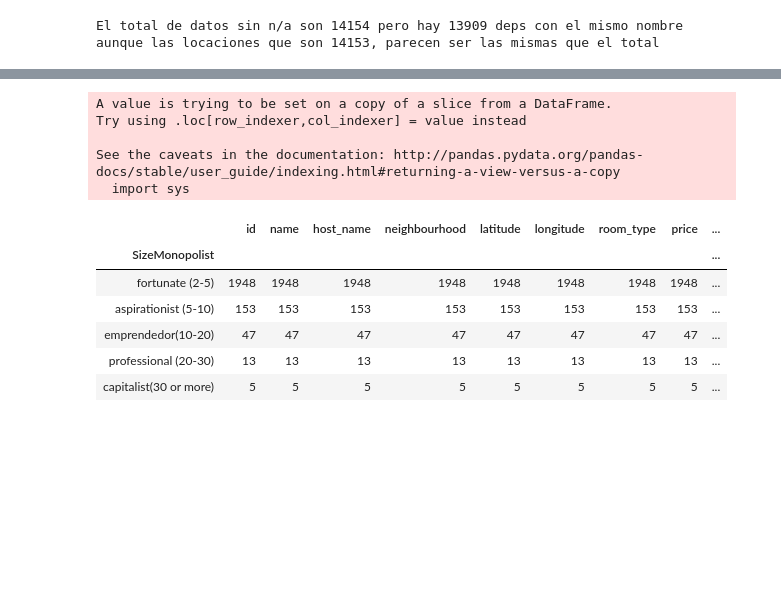
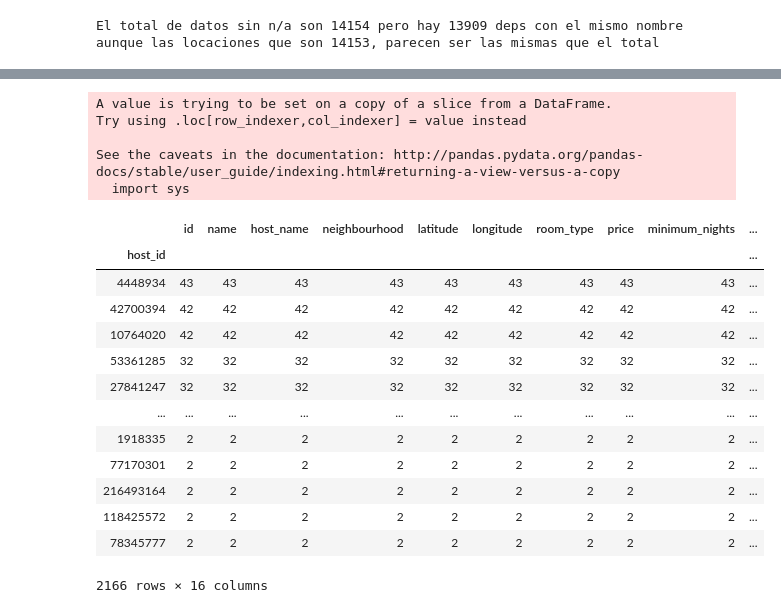
Before and after one commit to elc17/Project_1, a Jupyter notebook: project_1.ipynb, the cells around one changed output, grey strips where cells are left out. Saved outputs shown, nothing was run; the diff lists cells and outputs as text; code cells hidden in the pictures; blank space fills up the shorter version.

```diff
--- a/project_1.ipynb
+++ b/project_1.ipynb
@@ -9,6 +9,11 @@ import os
 data_df = pd.read_csv("listings1.csv")
 data_df = data_df.drop("neighbourhood_group", axis = 1)
 data_df = data_df.dropna()
+#data_df.head()
+index_price = data_df[data_df["price"] == 0 ].index
+for x in range(len(index_price)):
+    data_df.drop(index_price[x], inplace = True)
+len(data_df)
 data_df.head()
 # %% [output]
 |  | id | name | host_id | host_name | neighbourhood | latitude | longitude | room_type | price | ... |
@@ -60,0 +25,3 @@ Alldeps.sort_values(by='price')
+# %%
+data_df['ownersposessions'] = data_df.groupby('host_id')['host_id'].transform('count')
+data_df.head()
@@ -116,23 +103,33 @@ Name: host_id, Length: 9031, dtype: int64
 # %%
 Hosters = data_df.groupby(['host_id']).count()
 Hosters = Hosters.sort_values(by='id', ascending=False)
 Monopoly = Hosters.loc[Hosters['id'] >= 2]
 
 bins = [2,5,10,20,30,50]
-labels = ['fortunate (2-5)', 'aspirationist (5-10)', 'emprendedor(10-20)', 'professional (20-30)','capitalist(30 or more)']
+labels = ['fortunate (2-5)', 'aspirationist (5-10)', 'entrepreneur(10-20)', 'professional (20-30)','capitalist(30 or more)']
 Monopoly['SizeMonopolist'] = pd.cut(Monopoly['id'], bins, labels = labels, include_lowest = True)
+Monopoly
 
-Monopoly.groupby(['SizeMonopolist']).count()
+# MonopolyLocated = Monopoly.groupby(['SizeMonopolist'])['id'].count()
+# Monopoliescount = pd.DataFrame(MonopolyLocated)
+# Monopoliescount
 # %% [output]
 A value is trying to be set on a copy of a slice from a DataFrame.
 Try using .loc[row_indexer,col_indexer] = value instead
 
 See the caveats in the documentation: http://pandas.pydata.org/pandas-docs/stable/user_guide/indexing.html#returning-a-view-versus-a-copy
   import sys
-|  | id | name | host_name | neighbourhood | latitude | longitude | room_type | price | ... |
-| SizeMonopolist |  |  |  |  |  |  |  |  | ... |
-| fortunate (2-5) | 1948 | 1948 | 1948 | 1948 | 1948 | 1948 | 1948 | 1948 | ... |
-| aspirationist (5-10) | 153 | 153 | 153 | 153 | 153 | 153 | 153 | 153 | ... |
-| emprendedor(10-20) | 47 | 47 | 47 | 47 | 47 | 47 | 47 | 47 | ... |
-| professional (20-30) | 13 | 13 | 13 | 13 | 13 | 13 | 13 | 13 | ... |
-| capitalist(30 or more) | 5 | 5 | 5 | 5 | 5 | 5 | 5 | 5 | ... |
+|  | id | name | host_name | neighbourhood | latitude | longitude | room_type | price | minimum_nights | ... |
+| host_id |  |  |  |  |  |  |  |  |  | ... |
+| 4448934 | 43 | 43 | 43 | 43 | 43 | 43 | 43 | 43 | 43 | ... |
+| 42700394 | 42 | 42 | 42 | 42 | 42 | 42 | 42 | 42 | 42 | ... |
+| 10764020 | 42 | 42 | 42 | 42 | 42 | 42 | 42 | 42 | 42 | ... |
+| 53361285 | 32 | 32 | 32 | 32 | 32 | 32 | 32 | 32 | 32 | ... |
+| 27841247 | 32 | 32 | 32 | 32 | 32 | 32 | 32 | 32 | 32 | ... |
+| ... | ... | ... | ... | ... | ... | ... | ... | ... | ... | ... |
+| 1918335 | 2 | 2 | 2 | 2 | 2 | 2 | 2 | 2 | 2 | ... |
+| 77170301 | 2 | 2 | 2 | 2 | 2 | 2 | 2 | 2 | 2 | ... |
+| 216493164 | 2 | 2 | 2 | 2 | 2 | 2 | 2 | 2 | 2 | ... |
+| 118425572 | 2 | 2 | 2 | 2 | 2 | 2 | 2 | 2 | 2 | ... |
+| 78345777 | 2 | 2 | 2 | 2 | 2 | 2 | 2 | 2 | 2 | ... |
+2166 rows × 16 columns
```
Also changed, not shown: parts of 9 cells of this notebook.
